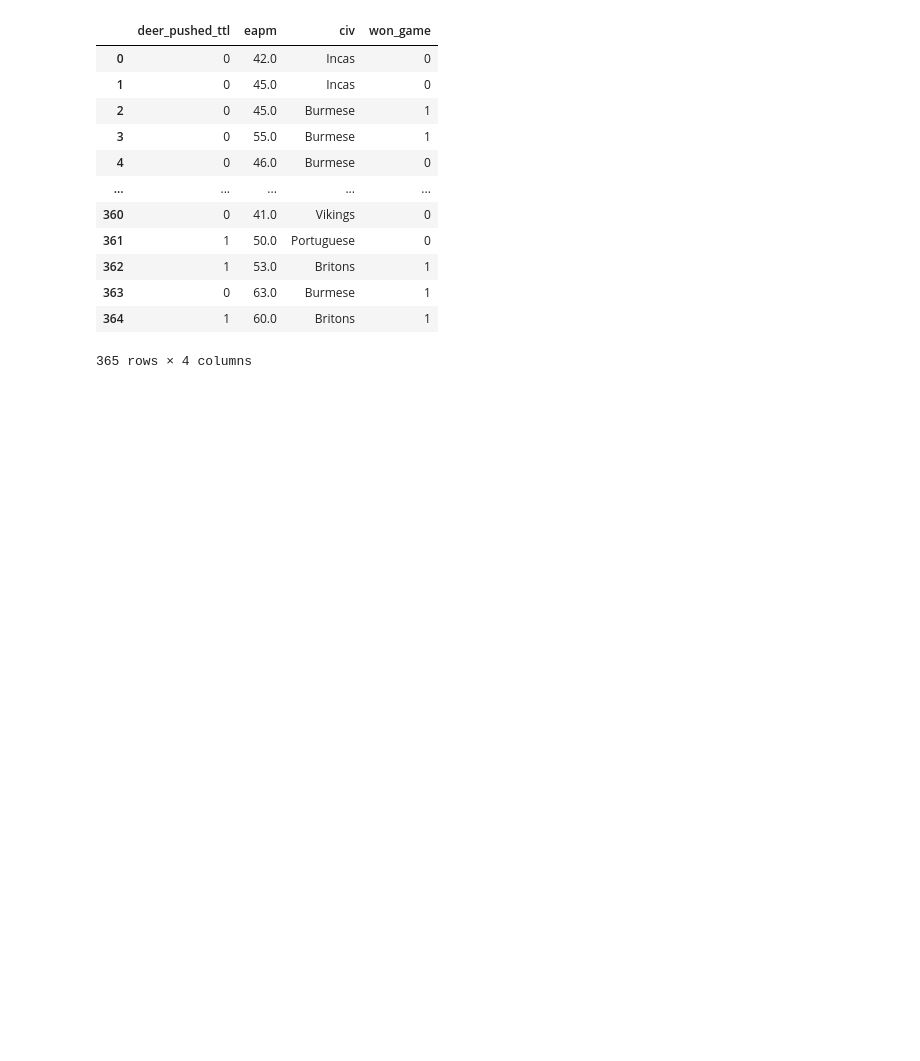
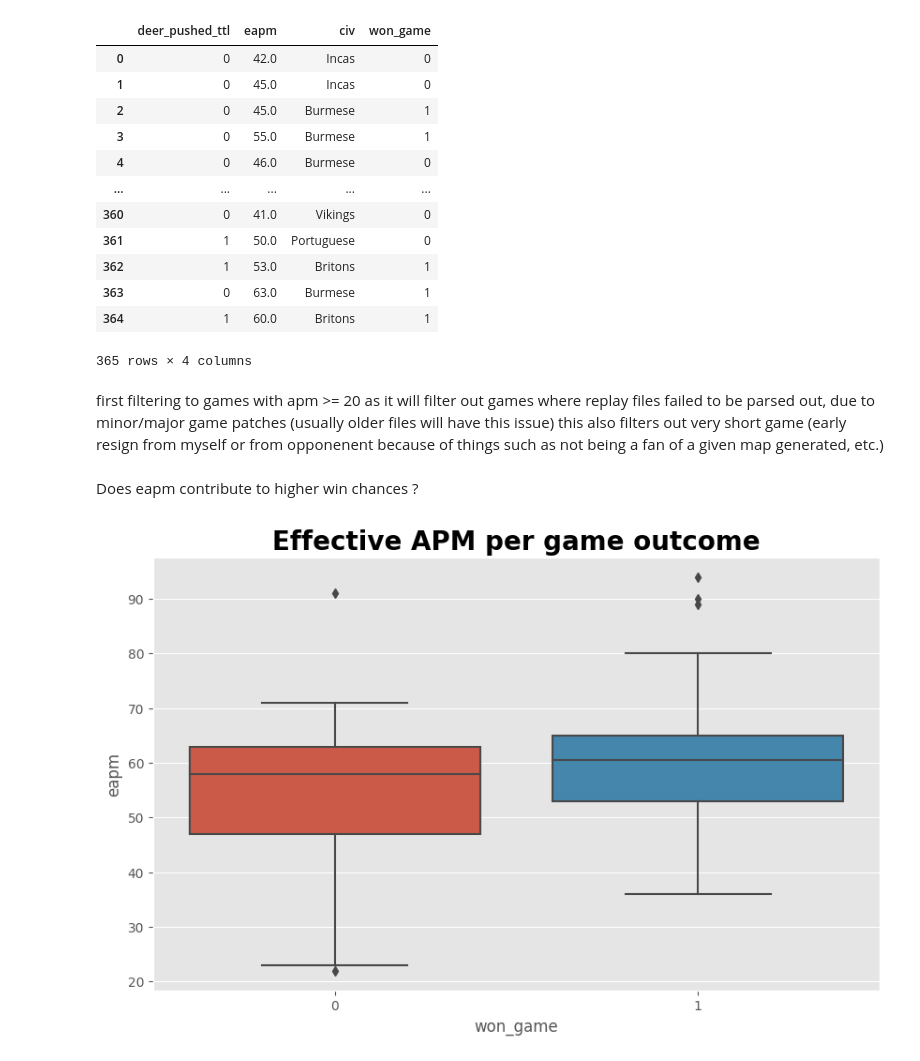
Before and after one commit to kkardousk/aoe, a Jupyter notebook: aoe2_games_replay_analysis.ipynb, the cells around one changed output. Saved outputs shown, nothing was run; the diff lists cells and outputs as text; code cells hidden in the pictures; blank space fills up the shorter version.

Commit message:
adding several plots after rendering dimensions

```diff
--- a/aoe2_games_replay_analysis.ipynb
+++ b/aoe2_games_replay_analysis.ipynb
@@ -136,3 +136,18 @@ overall_stats_df
 | 363 | 0 | 63.0 | Burmese | 1 |
 | 364 | 1 | 60.0 | Britons | 1 |
 365 rows × 4 columns
+# %% [markdown]
+first filtering to games with apm >= 20 as it will filter out games where replay files failed to be parsed out,  due to minor/major game patches (usually older files will have this issue) this also filters out very short game (early resign from myself or from opponenent because of things such as not being a  fan of a given map generated, etc.)
+# %%
+
+overall_stats_df_filtered = overall_stats_df[overall_stats_df['eapm'] >= 20]
+# %% [markdown]
+Does eapm contribute to higher win chances ?
+# %%
+fig, ax = plt.subplots(dpi = 100, figsize = (10, 6))
+plt.style.use('ggplot')
+with seaborn.plotting_context(rc={"font.size":20,"axes.titlesize":20,"axes.labelsize":20}):
+    seaborn.boxplot(x = 'won_game', y = 'eapm', data = overall_stats_df_filtered)\
+        .set_title('Effective APM per game outcome', weight='bold')
+# %% [output]
+[figure, added]
```
Also changed, not shown: parts of 1 cell of this notebook.
